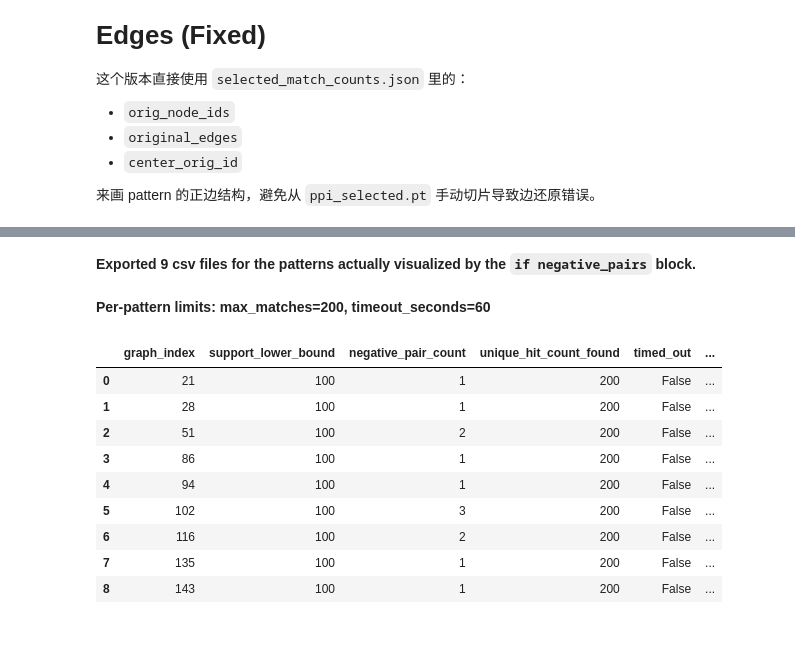
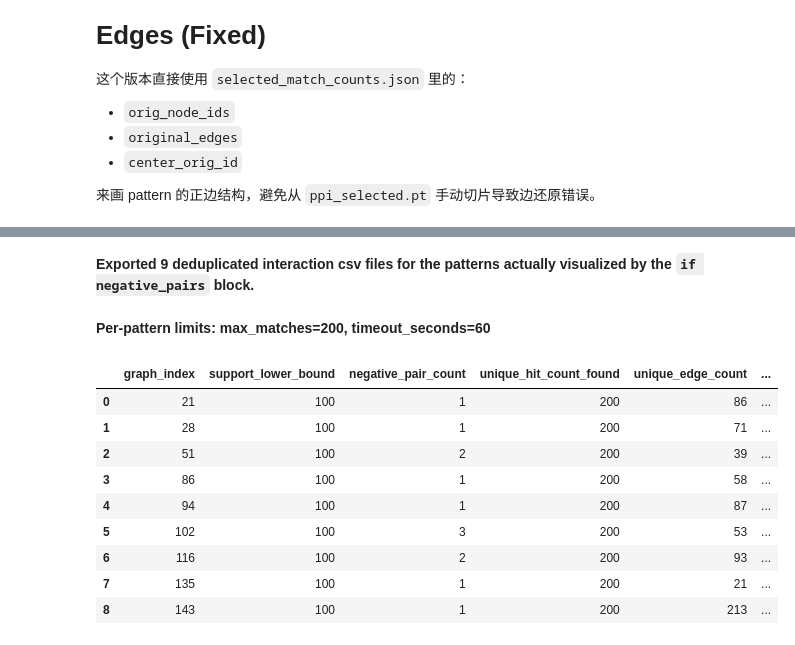
Before and after one commit to y-staring/garplus, a Jupyter notebook: enumeration-discovery/visualize_patterns_with_negative_edges_fixed.ipynb, the cells around one changed output, grey strips where cells are left out. Cells and saved outputs as stored; diff of their text form; code cells hidden in the pictures.

Commit message:
only edge predicate version

```diff
--- a/enumeration-discovery/visualize_patterns_with_negative_edges_fixed.ipynb
+++ b/enumeration-discovery/visualize_patterns_with_negative_edges_fixed.ipynb
@@ -32,11 +32,11 @@ from pick_patterns import DEFAULT_EDGE_CSV, DEFAULT_NODE_CSV, build_ppi_graph
 MATCH_COUNTS_CSV = os.path.join(CURRENT_DIR, 'processed', 'ppi', 'selected_match_counts.csv')
 MATCH_COUNTS_JSON = os.path.join(CURRENT_DIR, 'processed', 'ppi', 'selected_match_counts.json')
 NEG_EDGE_CSV = os.path.join(CURRENT_DIR, 'data', 'merged_neg_protein_protein.csv')
-INTERACTION_CSV = os.path.join(CURRENT_DIR, 'data', 'protein_protein.csv')
+INTERACTION_CSV = r'/home/yyyy/codework/GARplus/GNN/code/DDA_test/data/去病图数据/protein_protein.csv'
 EDGE_CSV = DEFAULT_EDGE_CSV
 NODE_CSV = DEFAULT_NODE_CSV
 BIG_GRAPH_CACHE = os.path.join(CURRENT_DIR, 'processed', 'ppi', 'ppi_big_graph.pkl')
-INTERACTION_LOOKUP_CACHE = os.path.join(CURRENT_DIR, 'processed', 'ppi', 'protein_protein_edge_lookup.pkl')
+INTERACTION_LOOKUP_CACHE = os.path.join(CURRENT_DIR, 'processed', 'ppi', 'protein_protein_edge_lookup_rich.pkl')
 EXPORT_DIR = os.path.join(CURRENT_DIR, 'processed', 'ppi', 'negative_pattern_interactions')
 
 MIN_SUPPORT = 100
@@ -337,43 +332,43 @@ edge_to_rows = load_or_build_interaction_lookup(INTERACTION_CSV, INTERACTION_LOO
 export_summaries = []
 for item in displayed_patterns:
     graph_index = int(item['graph_index'])
     match_count = int(item['match_count'])
     negative_pairs = item['negative_pairs']
     result = json_by_graph[graph_index]
     pattern_graph, positive_edges, _, _ = build_pattern_graph(result)
 
     summary = export_pattern_hit_interactions(
         graph_index=graph_index,
         match_count=match_count,
         pattern_graph=pattern_graph,
         positive_edges=positive_edges,
         negative_pairs=negative_pairs,
         big_graph=big_graph,
         edge_to_rows=edge_to_rows,
         output_dir=EXPORT_DIR,
         max_matches=MAX_MATCHES_PER_PATTERN,
         timeout_seconds=TIMEOUT_SECONDS_PER_PATTERN,
     )
     export_summaries.append(summary)
 
 summary_df = pd.DataFrame(export_summaries)
 os.makedirs(EXPORT_DIR, exist_ok=True)
 summary_csv = os.path.join(EXPORT_DIR, 'negative_pattern_export_summary.csv')
 summary_df.to_csv(summary_csv, index=False)
 
-display(Markdown(f'**Exported {len(summary_df)} csv files for the patterns actually visualized by the `if negative_pairs` block.**'))
+display(Markdown(f'**Exported {len(summary_df)} deduplicated interaction csv files for the patterns actually visualized by the `if negative_pairs` block.**'))
 display(Markdown(f'**Per-pattern limits: max_matches={MAX_MATCHES_PER_PATTERN}, timeout_seconds={TIMEOUT_SECONDS_PER_PATTERN}**'))
-summary_df
+summary_df[['graph_index', 'support_lower_bound', 'negative_pair_count', 'unique_hit_count_found', 'unique_edge_count', 'exported_row_count', 'timed_out', 'elapsed_seconds', 'output_csv']]
 # %% [output]
-**Exported 9 csv files for the patterns actually visualized by the `if negative_pairs` block.**
+**Exported 9 deduplicated interaction csv files for the patterns actually visualized by the `if negative_pairs` block.**
 **Per-pattern limits: max_matches=200, timeout_seconds=60**
-|  | graph_index | support_lower_bound | negative_pair_count | unique_hit_count_found | timed_out | ... |
-| 0 | 21 | 100 | 1 | 200 | False | ... |
-| 1 | 28 | 100 | 1 | 200 | False | ... |
-| 2 | 51 | 100 | 2 | 200 | False | ... |
-| 3 | 86 | 100 | 1 | 200 | False | ... |
-| 4 | 94 | 100 | 1 | 200 | False | ... |
-| 5 | 102 | 100 | 3 | 200 | False | ... |
-| 6 | 116 | 100 | 2 | 200 | False | ... |
-| 7 | 135 | 100 | 1 | 200 | False | ... |
-| 8 | 143 | 100 | 1 | 200 | False | ... |
+|  | graph_index | support_lower_bound | negative_pair_count | unique_hit_count_found | unique_edge_count | ... |
+| 0 | 21 | 100 | 1 | 200 | 86 | ... |
+| 1 | 28 | 100 | 1 | 200 | 71 | ... |
+| 2 | 51 | 100 | 2 | 200 | 39 | ... |
+| 3 | 86 | 100 | 1 | 200 | 58 | ... |
+| 4 | 94 | 100 | 1 | 200 | 87 | ... |
+| 5 | 102 | 100 | 3 | 200 | 53 | ... |
+| 6 | 116 | 100 | 2 | 200 | 93 | ... |
+| 7 | 135 | 100 | 1 | 200 | 21 | ... |
+| 8 | 143 | 100 | 1 | 200 | 213 | ... |
```
Also changed, not shown: parts of 3 cells of this notebook, 4 other files.
